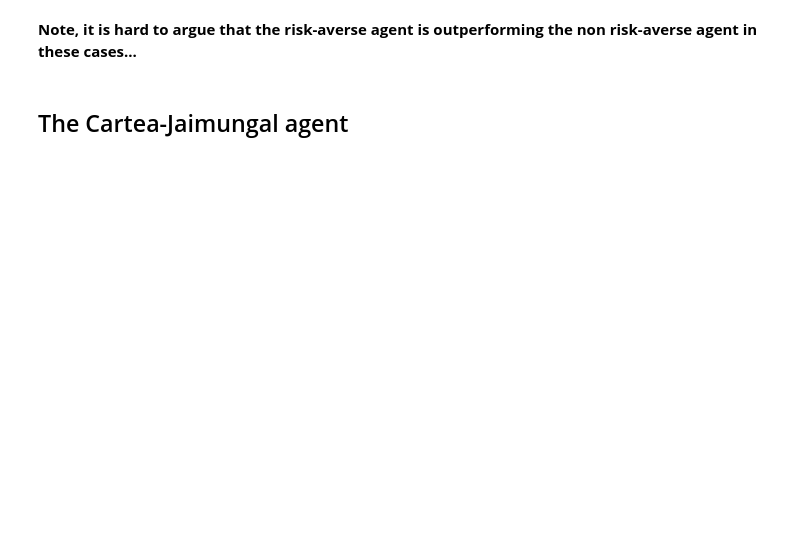
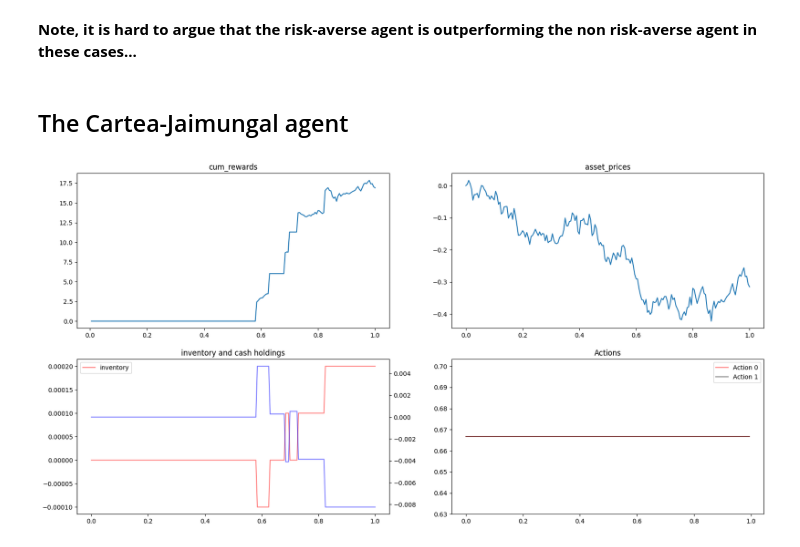
Before and after one commit to JJJerome/mbt_gym, a Jupyter notebook: notebooks/Baseline_Agents.ipynb, the cells around one changed output. Drawn from its saved outputs; the diff is of its cells as text; code cells hidden in the pictures; blank space fills up the shorter version.

```diff
--- a/notebooks/Baseline_Agents.ipynb
+++ b/notebooks/Baseline_Agents.ipynb
@@ -133,6 +172,8 @@ plt.show()
 # %% [markdown]
 ## The Cartea-Jaimungal agent
 # %%
-cj_agent = CarteaJaimungalAgent(phi=0.1, alpha=0.001,env=as_env, max_inventory=100)
+cj_agent = CarteaJaimungalMmAgent(env=env, max_inventory=100)
 # %%
-plot_trajectory(as_env, cj_agent, seed = seed)
+plot_trajectory(env, cj_agent, seed = seed)
+# %% [output]
+[figure, added]
```
Also changed, not shown: parts of 21 cells of this notebook, 1 other file.
